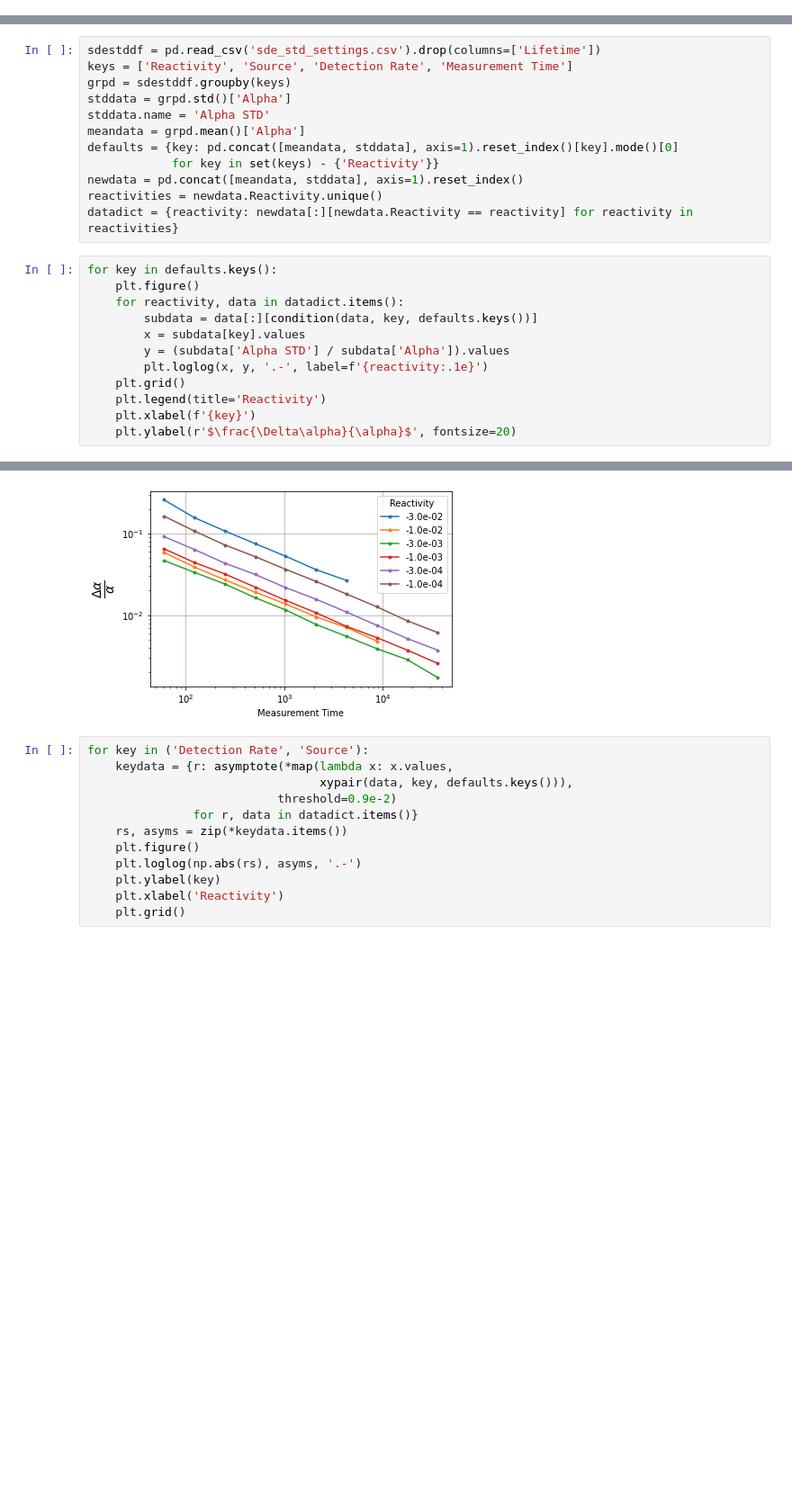
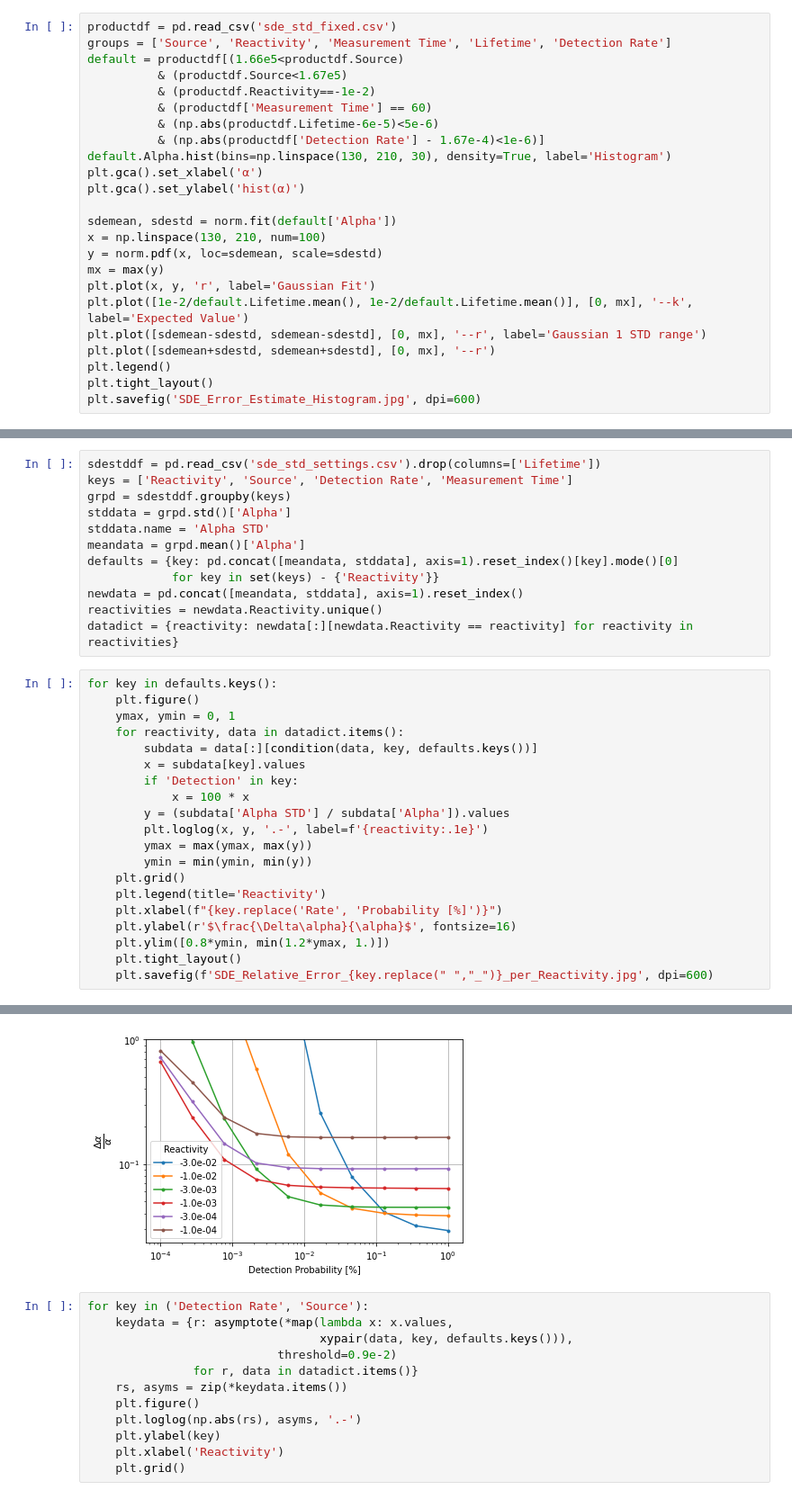
Before and after one commit to esheder/noise, a Jupyter notebook: hpc_runs/data_analysis.ipynb, the cells around one changed output, grey strips where cells are left out. Shown at 90% size. Saved outputs shown, nothing was run; the diff lists cells and outputs as text; blank space fills up the shorter version.

```diff
--- a/hpc_runs/data_analysis.ipynb
+++ b/hpc_runs/data_analysis.ipynb
@@ -628,0 +672,24 @@ for option, slc in zip(options, slices):
+# %%
+productdf = pd.read_csv('sde_std_fixed.csv')
+groups = ['Source', 'Reactivity', 'Measurement Time', 'Lifetime', 'Detection Rate']
+default = productdf[(1.66e5<productdf.Source)
+          & (productdf.Source<1.67e5)
+          & (productdf.Reactivity==-1e-2)
+          & (productdf['Measurement Time'] == 60)
+          & (np.abs(productdf.Lifetime-6e-5)<5e-6)
+          & (np.abs(productdf['Detection Rate'] - 1.67e-4)<1e-6)]
+default.Alpha.hist(bins=np.linspace(130, 210, 30), density=True, label='Histogram')
+plt.gca().set_xlabel('α')
+plt.gca().set_ylabel('hist(α)')
+
+sdemean, sdestd = norm.fit(default['Alpha'])
+x = np.linspace(130, 210, num=100)
+y = norm.pdf(x, loc=sdemean, scale=sdestd)
+mx = max(y)
+plt.plot(x, y, 'r', label='Gaussian Fit')
+plt.plot([1e-2/default.Lifetime.mean(), 1e-2/default.Lifetime.mean()], [0, mx], '--k', label='Expected Value')
+plt.plot([sdemean-sdestd, sdemean-sdestd], [0, mx], '--r', label='Gaussian 1 STD range')
+plt.plot([sdemean+sdestd, sdemean+sdestd], [0, mx], '--r')
+plt.legend()
+plt.tight_layout()
+plt.savefig('SDE_Error_Estimate_Histogram.jpg', dpi=600)
@@ -657,13 +726,21 @@ datadict = {reactivity: newdata[:][newdata.Reactivity == reactivity] for reactiv
 # %%
 for key in defaults.keys():
     plt.figure()
+    ymax, ymin = 0, 1
     for reactivity, data in datadict.items():
         subdata = data[:][condition(data, key, defaults.keys())]
         x = subdata[key].values
+        if 'Detection' in key:
+            x = 100 * x
         y = (subdata['Alpha STD'] / subdata['Alpha']).values
         plt.loglog(x, y, '.-', label=f'{reactivity:.1e}')
+        ymax = max(ymax, max(y))
+        ymin = min(ymin, min(y))
     plt.grid()
     plt.legend(title='Reactivity')
-    plt.xlabel(f'{key}')
-    plt.ylabel(r'$\frac{\Delta\alpha}{\alpha}$', fontsize=20)
+    plt.xlabel(f"{key.replace('Rate', 'Probability [%]')}")
+    plt.ylabel(r'$\frac{\Delta\alpha}{\alpha}$', fontsize=16)
+    plt.ylim([0.8*ymin, min(1.2*ymax, 1.)])
+    plt.tight_layout()
+    plt.savefig(f'SDE_Relative_Error_{key.replace(" ","_")}_per_Reactivity.jpg', dpi=600)
 # %% [output]
@@ -672,4 +749,4 @@ for key in defaults.keys():
-[figure, old version]
+[figure, new version]
 # %%
 for key in ('Detection Rate', 'Source'):
     keydata = {r: asymptote(*map(lambda x: x.values,
```
Also changed, not shown: parts of 16 cells of this notebook.
